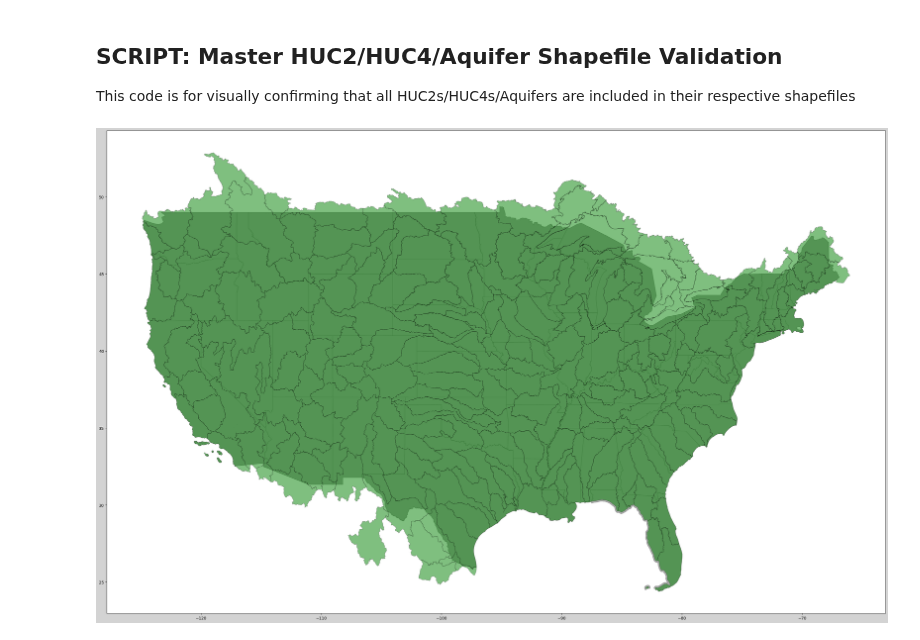
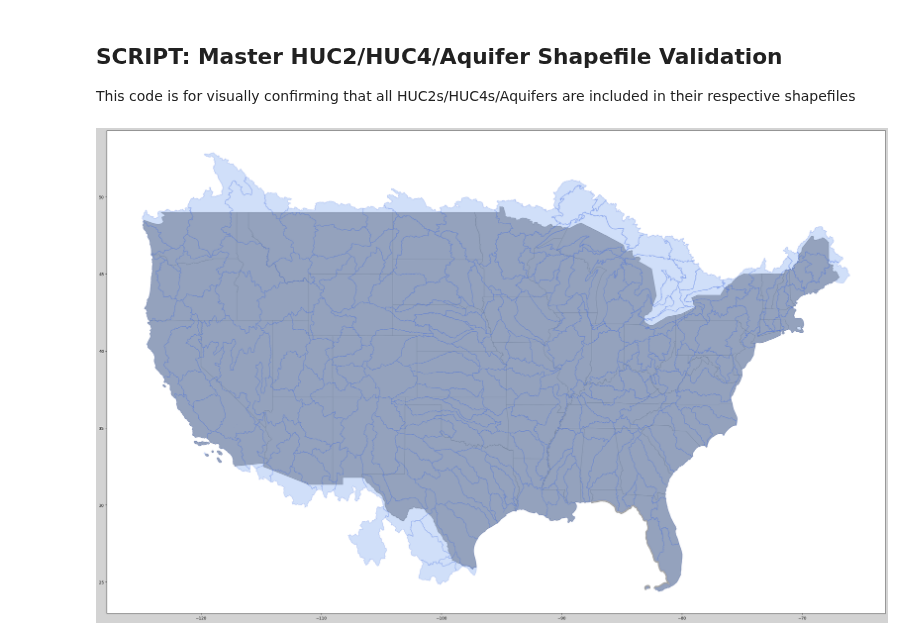
Before and after one commit to AlekWithK/DahlkeLab_LAWR, a Jupyter notebook: site_analysis.ipynb, the cells around one changed output. Drawn from its saved outputs; the diff is of its cells as text; code cells hidden in the pictures.

```diff
--- a/site_analysis.ipynb
+++ b/site_analysis.ipynb
@@ -467,12 +471,10 @@ plt.show()
 This code is for visually confirming that all HUC2s/HUC4s/Aquifers are included in their respective shapefiles
 # %%
 shapefile = gpd.read_file('ShapeFiles/HUC4/_Master_HUC4/master_huc4.shp')
-shapefile = shapefile.to_crs(4269)
 # %%
 fig, ax = plt.subplots(figsize=(35, 35), facecolor='lightgray')
 fn.plot_lower_48(ax)
-
-shapefile.plot(ax=ax, color='green', edgecolor='black', linewidth=0.5, alpha=0.5)
+fn.plot_huc4(ax, shapefile)
 plt.show()
 # %% [output]
-[figure, old version]
+[figure, new version]
```
Also changed, not shown: parts of 2 cells of this notebook, 6 other files.
